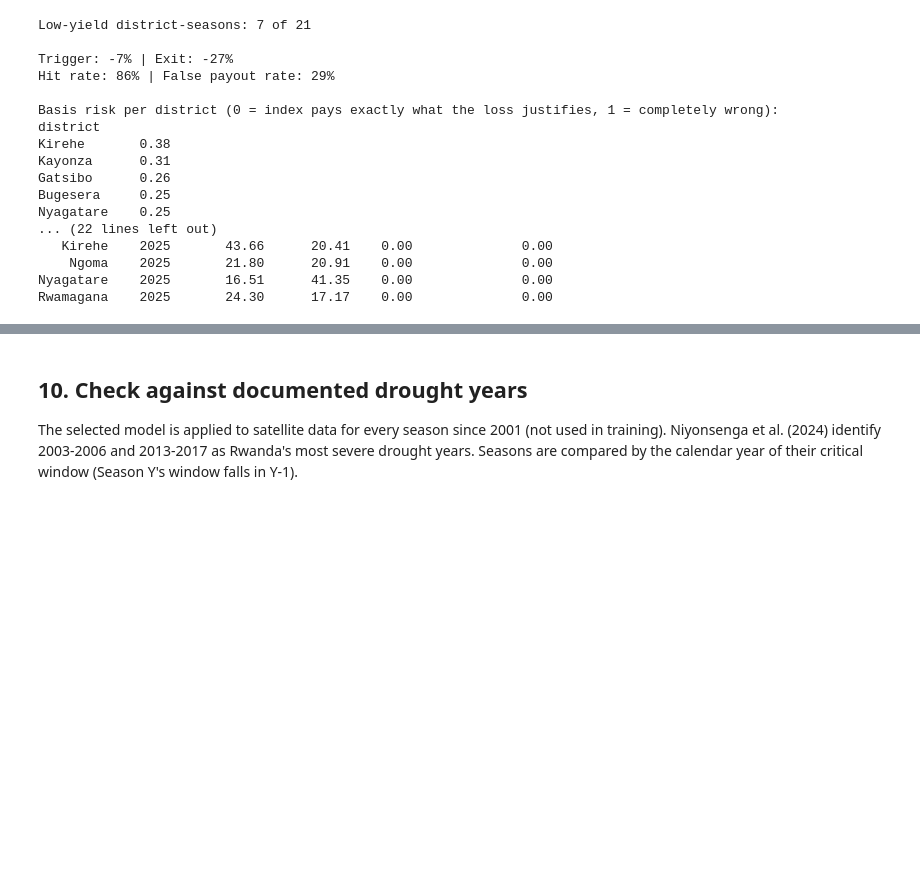
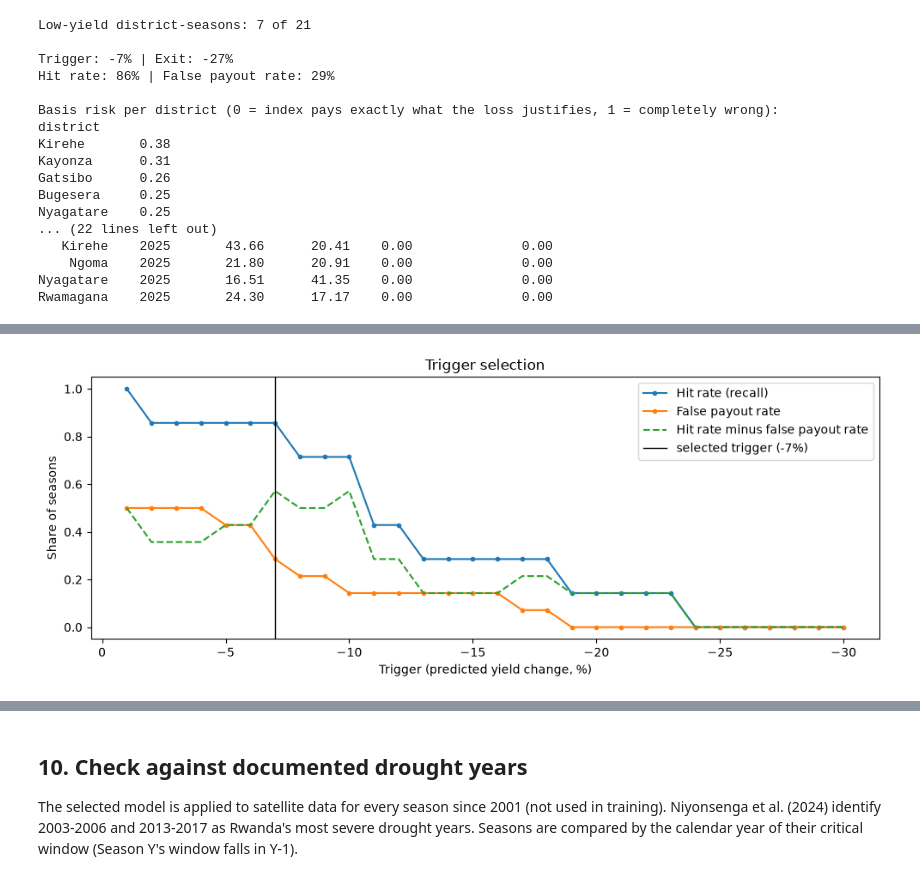
Before and after one commit to JokMaker/parametric-drought-simulator, a Jupyter notebook: notebook/drought_index.ipynb, the cells around one changed output, grey strips where cells are left out. Saved outputs shown, nothing was run; the diff lists cells and outputs as text; code cells hidden in the pictures; blank space fills up the shorter version.

```diff
--- a/notebook/drought_index.ipynb
+++ b/notebook/drought_index.ipynb
@@ -774,0 +693,12 @@ Rwamagana    2025       24.30      17.17    0.00              0.00
+# %%
+# How the trigger was chosen: hit rate against false payout rate for every candidate trigger
+fig, ax = plt.subplots(figsize=(10, 4))
+ax.plot(scan['trigger'], scan['hit_rate'], marker='.', label='Hit rate (recall)')
+ax.plot(scan['trigger'], scan['false_payout_rate'], marker='.', label='False payout rate')
+ax.plot(scan['trigger'], scan['score'], ls='--', label='Hit rate minus false payout rate')
+ax.axvline(TRIGGER, color='black', lw=1, label=f'selected trigger ({TRIGGER:.0f}%)')
+ax.set_xlabel('Trigger (predicted yield change, %)'); ax.set_ylabel('Share of seasons')
+ax.invert_xaxis(); ax.legend(); ax.set_title('Trigger selection')
+plt.tight_layout(); plt.show()
+# %% [output]
+[figure, added]
```
Also changed, not shown: parts of 41 cells of this notebook, 1 other file.
